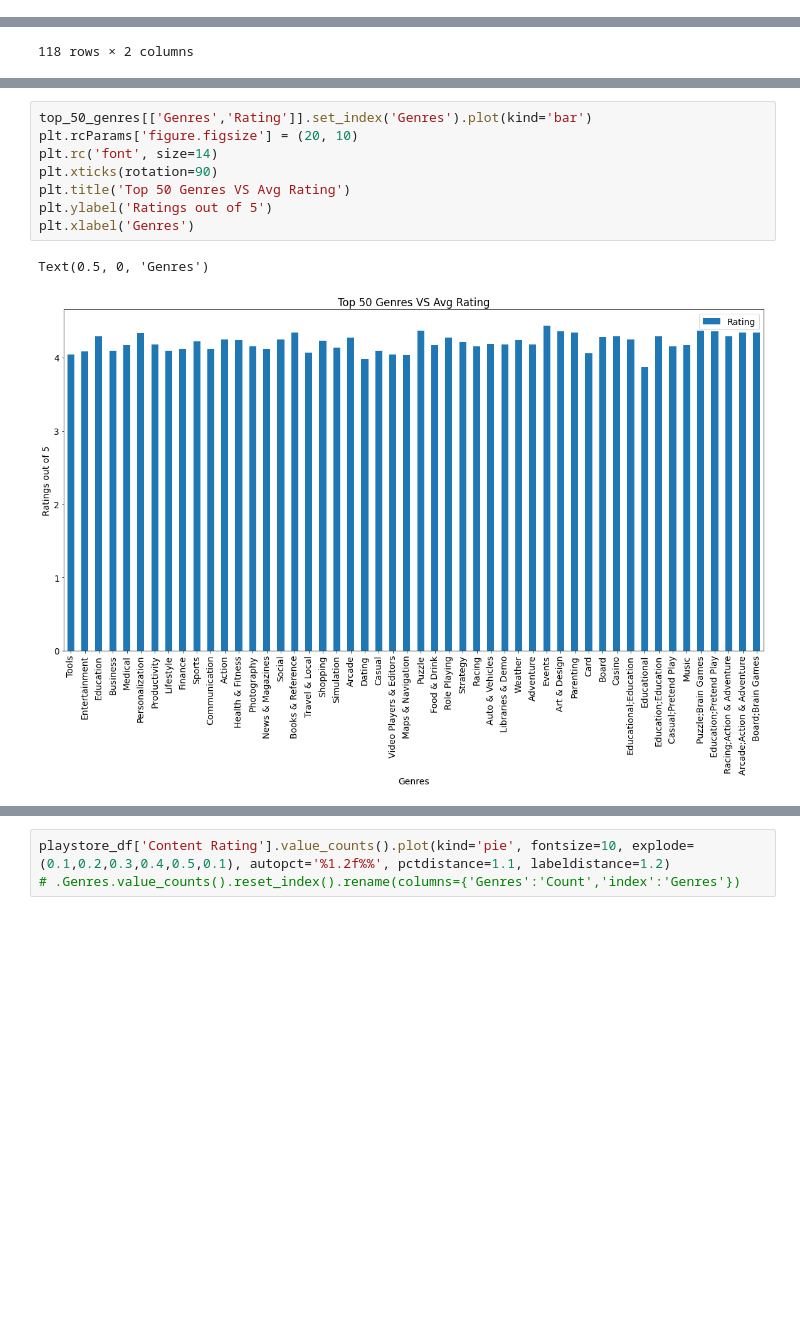
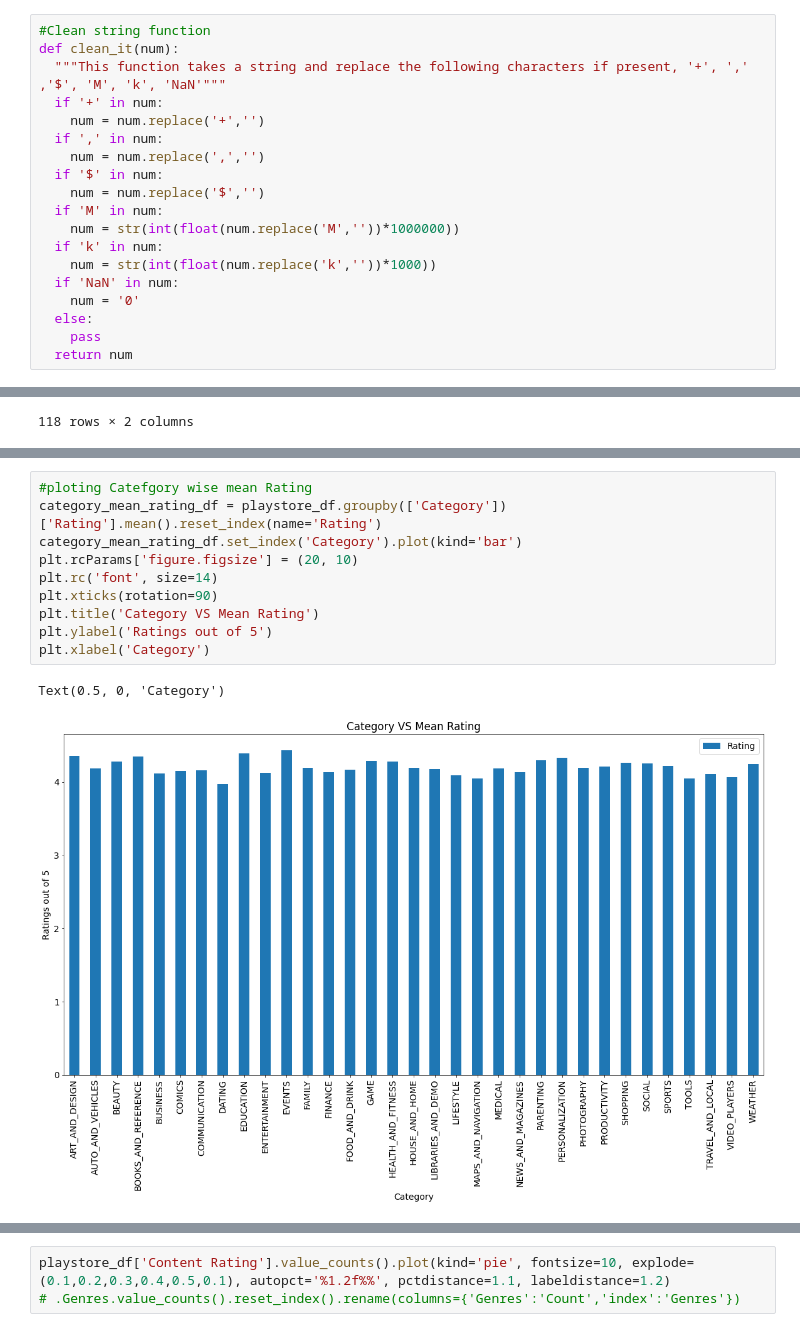
Before and after one commit to HariTarz/Play-Store-App-Review-Analysis, a Jupyter notebook: Play_Store_App_Review_Analysis_Capstone_Project.ipynb, the cells around one changed output, grey strips where cells are left out. Cells and saved outputs as stored; diff of their text form; blank space fills up the shorter version.

```diff
--- a/Play_Store_App_Review_Analysis_Capstone_Project.ipynb
+++ b/Play_Store_App_Review_Analysis_Capstone_Project.ipynb
@@ -254,0 +178,19 @@ Name: App, Length: 9658, dtype: int64
+# %%
+#Clean string function
+def clean_it(num):
+  """This function takes a string and replace the following characters if present, '+', ',' ,'$', 'M', 'k', 'NaN'"""
+  if '+' in num:
+    num = num.replace('+','')
+  if ',' in num:
+    num = num.replace(',','')
+  if '$' in num:
+    num = num.replace('$','')
+  if 'M' in num:
+    num = str(int(float(num.replace('M',''))*1000000))
+  if 'k' in num:
+    num = str(int(float(num.replace('k',''))*1000))
+  if 'NaN' in num:
+    num = '0'
+  else:
+    pass
+  return num
@@ -433,11 +536,13 @@ Text(0.5, 1.0, 'Histogram of Rating')
 # %%
-top_50_genres[['Genres','Rating']].set_index('Genres').plot(kind='bar')
+#ploting Catefgory wise mean Rating
+category_mean_rating_df = playstore_df.groupby(['Category'])['Rating'].mean().reset_index(name='Rating')
+category_mean_rating_df.set_index('Category').plot(kind='bar')
 plt.rcParams['figure.figsize'] = (20, 10)
 plt.rc('font', size=14)
 plt.xticks(rotation=90)
-plt.title('Top 50 Genres VS Avg Rating')
+plt.title('Category VS Mean Rating')
 plt.ylabel('Ratings out of 5')
-plt.xlabel('Genres')
+plt.xlabel('Category')
 # %% [output]
-Text(0.5, 0, 'Genres')
+Text(0.5, 0, 'Category')
-[figure, old version]
+[figure, new version]
```
Also changed, not shown: parts of 68 cells of this notebook.
